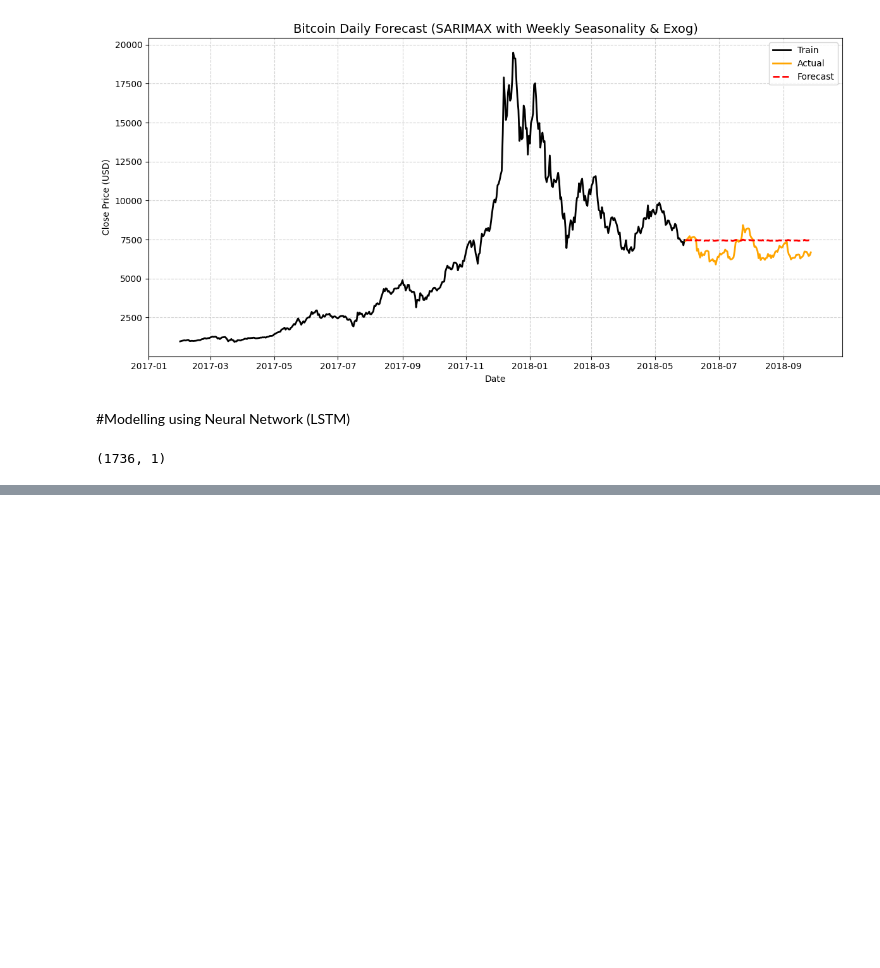
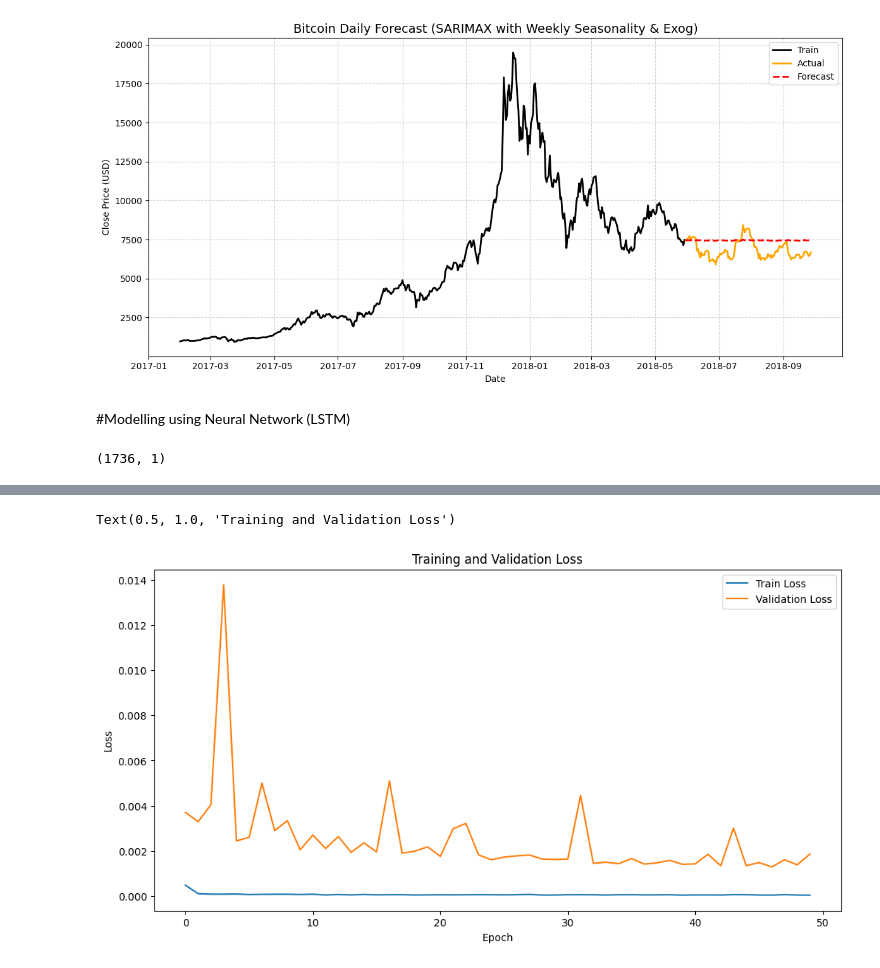
Before and after one commit to DataDrivenAkanksha/Cryptocurrency_price_forecasting, a Jupyter notebook: Cryptocurrency_daily_price_forecasting.ipynb, the cells around one changed output, grey strips where cells are left out. Drawn from its saved outputs; the diff is of its cells as text; code cells hidden in the pictures; blank space fills up the shorter version.

```diff
--- a/Cryptocurrency_daily_price_forecasting.ipynb
+++ b/Cryptocurrency_daily_price_forecasting.ipynb
@@ -1309,0 +1187,12 @@ plt.show()
+# %%
+# creating input/output sequences (sliding window)
+def create_dataset(dataset, look_back=60):
+    x, y = [], []
+    for i in range(look_back, len(dataset)):
+        x.append(dataset[i - look_back:i, 0]) #past 60 days
+        y.append(dataset[i, 0])  #next days price
+    return np.array(x), np.array(y)
+
+look_back = 60
+x_train, y_train = create_dataset(train_data, look_back)
+x_test, y_test = create_dataset(test_data, look_back)
@@ -1309,0 +1217,3 @@ plt.show()
+# %%
+x_train = np.reshape(x_train, (x_train.shape[0], x_train.shape[1], 1))
+x_test  = np.reshape(x_test, (x_test.shape[0], x_test.shape[1], 1))
@@ -1309,0 +1246,7 @@ plt.show()
+# %%
+model = Sequential()
+model.add(LSTM(units=128, return_sequences=True, input_shape=(x_train.shape[1],1)))
+model.add(Dropout(0.3))
+model.add(LSTM(units=64))
+model.add(Dropout(0.3))
+model.add(Dense(1))
@@ -1309,0 +1262,5 @@ plt.show()
+# %%
+
+early_stopping = EarlyStopping(monitor='val_loss', patience=10, verbose=1, mode='min')
+
+model.fit(x_train, y_train, validation_data=(x_test,y_test),epochs=50, batch_size=32, verbose=1,callbacks=[early_stopping])
@@ -1309,0 +1286,12 @@ plt.show()
+# %%
+#Plotting valid loss
+plt.figure(figsize=(12,6))
+plt.plot(model.history.history['loss'], label='Train Loss')
+plt.plot(model.history.history['val_loss'], label='Validation Loss')
+plt.xlabel('Epoch')
+plt.ylabel('Loss')
+plt.legend()
+plt.title('Training and Validation Loss')
+# %% [output]
+Text(0.5, 1.0, 'Training and Validation Loss')
+[figure, added]
```
Also changed, not shown: parts of 62 cells of this notebook.
